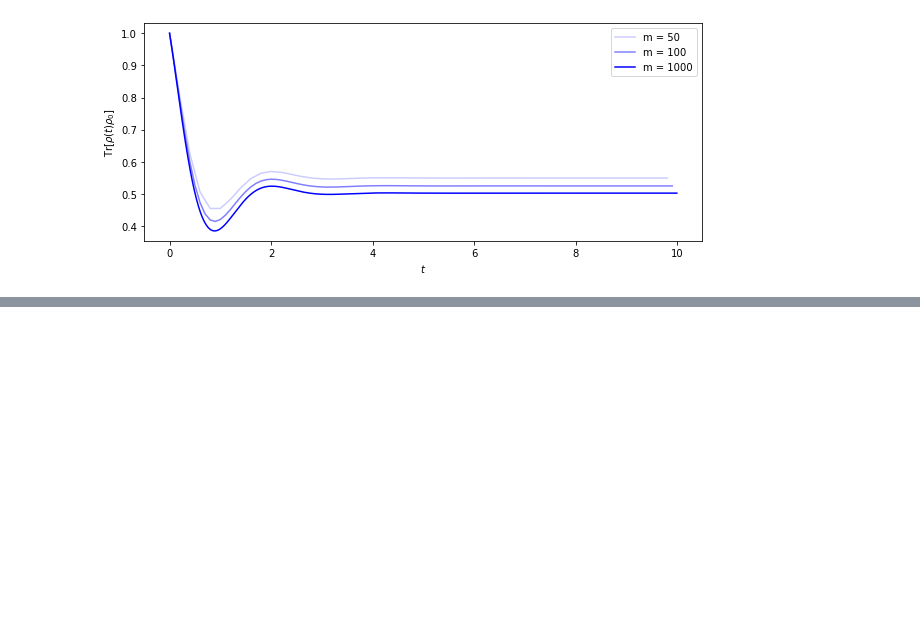
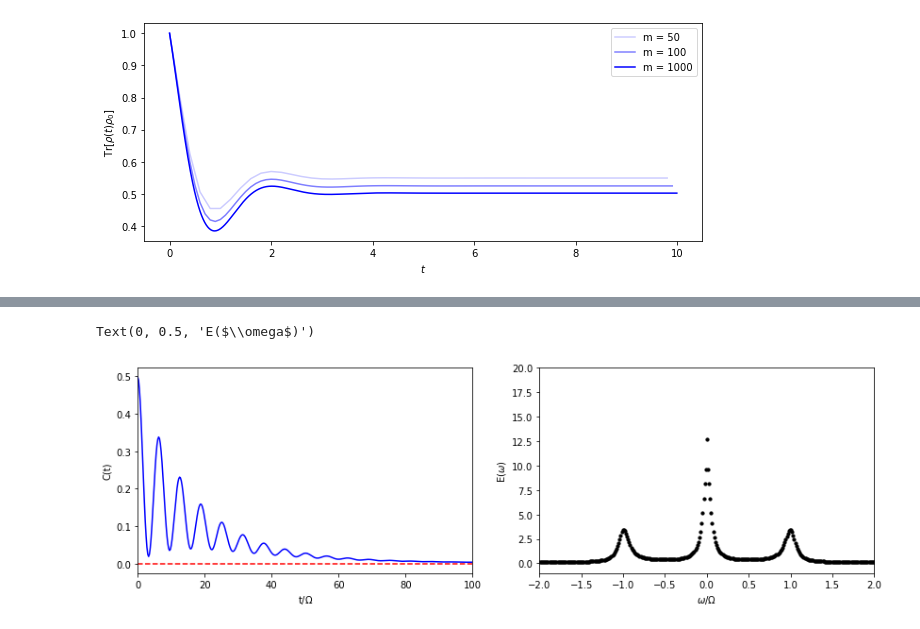
Before and after one commit to N384R/Quantum_Dynamics, a Jupyter notebook: Ch3-Master_equations.ipynb, the cells around one changed output, grey strips where cells are left out. Saved outputs shown, nothing was run; the diff lists cells and outputs as text; code cells hidden in the pictures; blank space fills up the shorter version.

```diff
--- a/Ch3-Master_equations.ipynb
+++ b/Ch3-Master_equations.ipynb
@@ -602,0 +705,51 @@ with $\delta p = \sum_{k=1}^M \delta p_k$.
+# %%
+import numpy as np
+import matplotlib.pyplot as plt
+from scipy.fftpack import fft, fftfreq
+from scipy.linalg import expm, null_space
+
+Omega, Gamma = 1, 0.1 # Rabi frequency and decay rate
+sm = np.array([[0, 1], [0, 0]]) # emission operator
+sp = sm.conj().T # absorption operator
+H = np.array([[0, Omega], [Omega, 0]]) / 2 # Hamiltonian
+c_ops = [np.sqrt(Gamma) * sm] # collapse operators
+
+L = Liouvillian(H, c_ops) # Liouvillian superoperator
+rho_ss = np.reshape(null_space(L), (2, 2)) # steady-state density matrix
+rho_ss /= np.trace(rho_ss) # normalize
+dim = len(rho_ss) # dimension of the system
+
+# ---> correlation function
+N = 2000 # number of samples
+times = np.linspace(0, 500, N) # time interval
+corrs = np.zeros(N, dtype = complex) # correlation array
+dt = times[1] - times[0] # time step
+P = expm(L * dt) # propagator
+B_ss = sm @ rho_ss # emission operator applied to the steady state
+vec_B_ss = np.reshape(B_ss, (dim**2, 1)) # vectorized B_ss
+
+# calculate correlation function
+for kt, t in enumerate(times):
+    corrs[kt] = np.trace(sp @ np.reshape(vec_B_ss, (dim, dim))) # correlation
+    vec_B_ss = P @ vec_B_ss # propagate operator using semigroup composition
+
+# ---> fourier transform
+spec = 2 * np.real(fft(corrs)) * dt # spectrum
+wlist = 2 * np.pi * fftfreq(N, dt) # angular frequency list
+
+# plot
+fig, ax = plt.subplots(1, 2, figsize=(14, 4))
+ax[0].plot(times / Omega, np.real(corrs), 'b-')
+ax[0].plot(times, np.imag(corrs), 'r--')
+ax[0].set_xlim(0, 100)
+ax[0].set_xlabel('t/$\Omega$')
+ax[0].set_ylabel('C(t)')
+
+ax[1].scatter(wlist / Omega, spec, s = 10, color = 'k')
+ax[1].set_xlim(-2, 2)
+ax[1].set_ylim(-1, 20)
+ax[1].set_xlabel('$\omega/\Omega$')
+ax[1].set_ylabel('E($\omega$)')
+# %% [output]
+Text(0, 0.5, 'E($\\omega$)')
+[figure, added]
```
Also changed, not shown: parts of 5 cells of this notebook.
